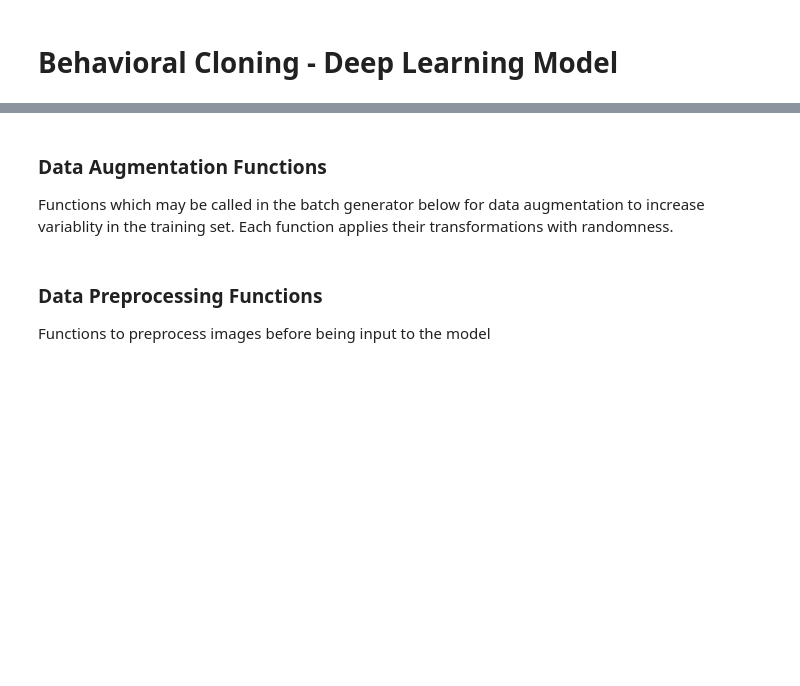
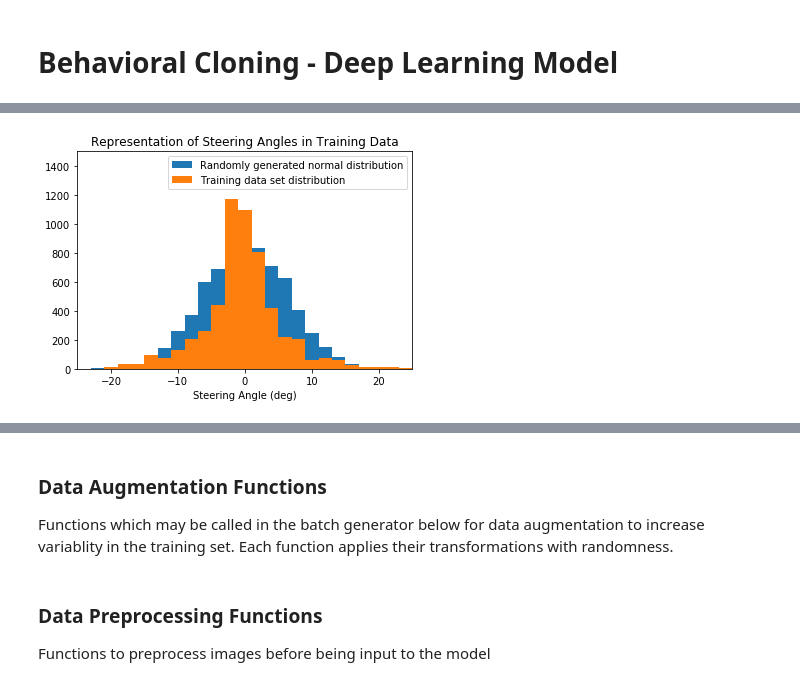
Before and after one commit to charlestytler/CarND-Behavioral-Cloning-P3, a Jupyter notebook: model.ipynb, the cells around one changed output, grey strips where cells are left out. Drawn from its saved outputs; the diff is of its cells as text; code cells hidden in the pictures; blank space fills up the shorter version.

```diff
--- a/model.ipynb
+++ b/model.ipynb
@@ -20,0 +3,98 @@ train_samples, validation_samples = train_test_split(samples, test_size=0.2)
+# %%
+### Load csv file containing image file paths and associated steering angles
+
+import numpy as np
+import tensorflow as tf
+import os
+import csv
+import sklearn
+import matplotlib.mlab as mlab
+import matplotlib.pyplot as plt
+%matplotlib inline
+
+DATA_DIR = '../linux_sim/DriveALL/'
+
+samples = []
+with open(DATA_DIR + 'driving_log.csv') as csvfile:
+    reader = csv.reader(csvfile)
+    for line in reader:
+        samples.append(line)
+
+
+# Plot histogram of steering angle in data
+samples = sklearn.utils.shuffle(samples)
+list_steering_angles = [57.3*float(sample[3]) for sample in samples]
+
+
+data_std = np.std(list_steering_angles)
+print('Standard Deviation of angles = ',data_std)
+n_normal, bins, patches = plt.hist(data_std * np.random.randn(int(1.3*len(list_steering_angles))),bins=range(-25,26,2))
+
+n_data, bins, patches = plt.hist(list_steering_angles,bins=range(-25,26,2))
+plt.axis([-25,25,0,1500])
+plt.title('Representation of Steering Angles in Training Data')
+plt.xlabel('Steering Angle (deg)')
+plt.legend(['Randomly generated normal distribution','Training data set distribution'],loc='best')
+
+
+# Duplicate and delete data points to form a more normal distribution of steering angles
+list_to_remove = []
+for b in range(1,len(bins)-1):
+    if n_normal[b] < 5:
+        percent_off = 0   #Avoid dividing by zero, and small bins
+    else:
+        percent_off = (n_data[b] - n_normal[b]) / n_normal[b]
+
+    idx = 0
+    while abs(percent_off) > 0.10:
+
+        # find next index within current bin
+        if bins[b] < list_steering_angles[idx] and list_steering_angles[idx] < bins[b+1]:
+
+            # Duplicate or remove data sample to get closer to normal distribution
+            if percent_off < 0:
+                # Duplicate sample
+                samples.append(samples[idx])
+                # Update percent_off
+                percent_off = (percent_off * n_normal[b] + 1) / n_normal[b]
+                #print('Sample added to bin', bins[b]/57.3)
+                #print('Value = ',list_steering_angles[idx]/57.3)
+                #print(samples[idx])
+
+            elif percent_off > 0:
+                #print('Sample removed from bin', bins[b]/57.3)
+                #print('Value = ',list_steering_angles[idx]/57.3)
+                #print(samples[idx])
+                # Remove sample
+                list_to_remove.append(idx)
+                # Update percent_off
+                percent_off = (percent_off * n_normal[b] - 1) / n_normal[b]
+
+
+        # Advance index
+        idx += 1
+
+        # Loop back through list if necessary
+        if idx == len(list_steering_angles):
+            idx = 0
+
+
+#for idx in sorted(list_to_remove, reverse=True):
+    #del(samples[idx])
+
+samples = sklearn.utils.shuffle(samples)
+
+
+# Replot histogram of updated samples set
+plt.figure()
+list_steering_angles = [57.3*float(sample[3]) for sample in samples]
+plt.hist(list_steering_angles,bins=range(-25,26,2))
+plt.hist(list_steering_angles,bins=range(-25,26,2))
+plt.axis([-25,25,0,1500])
+plt.title('New Distribution of Training Data')
+plt.xlabel('Steering Angle (deg)')
+
+
+from sklearn.model_selection import train_test_split
+train_samples, validation_samples = train_test_split(samples, test_size=0.2)
+# %% [output]
@@ -20,0 +102 @@ train_samples, validation_samples = train_test_split(samples, test_size=0.2)
+[figure, added]
```
Also changed, not shown: parts of 9 cells of this notebook.
